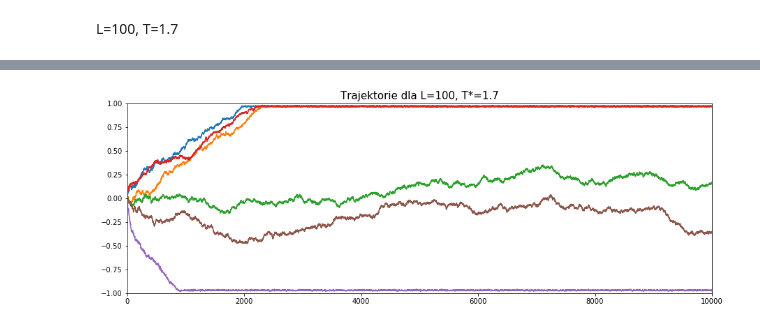
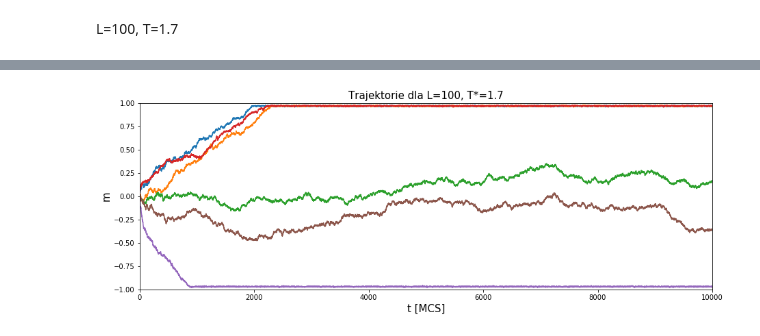
Before and after one commit to Swinkawkrawacie/Fizyka-ukladow-zlozonych, a Jupyter notebook: Generowanie_danych.ipynb, the cells around one changed output, grey strips where cells are left out. Drawn from its saved outputs; the diff is of its cells as text; code cells hidden in the pictures.

```diff
--- a/Generowanie_danych.ipynb
+++ b/Generowanie_danych.ipynb
@@ -483,12 +547,10 @@ m10_uno_5 = np.loadtxt(r'C:\\Users\\mazur\\OneDrive\\Dokumenty\\GitHub\\Fizyka-u
 # %%
 plt.figure(figsize=(15,5))
-plt.plot(range(len(m10_uno)), m10_uno)
-plt.plot(range(len(m10_uno_1)), m10_uno_1)
-plt.plot(range(len(m10_uno_2)), m10_uno_2)
-plt.plot(range(len(m10_uno_3)), m10_uno_3)
-plt.plot(range(len(m10_uno_4)), m10_uno_4)
-plt.plot(range(len(m10_uno_5)), m10_uno_5)
+for i in m10_uno:
+    plt.plot(range(len(i)), i)
 plt.axis([0, 10**4, -1, 1])
-plt.title('Trajektorie dla L=10, T*=1.7', fontsize=15)
-plt.show()
+plt.title('Trajektorie dla L=10, T*=1.7')
+plt.xlabel('t [MCS]', fontsize=15)
+plt.ylabel('m', fontsize=15)
+plt.savefig('trajektorie_UNO_L10')
 # %% [output]
@@ -512,12 +568,14 @@ m50_uno_5 = np.loadtxt(r'C:\\Users\\mazur\\OneDrive\\Dokumenty\\GitHub\\Fizyka-u
+# %%
+m50_uno = []
+for i in range(10):
+    m50_uno.append(np.loadtxt(r'C:\\Users\\mazur\\OneDrive\\Dokumenty\\GitHub\\Fizyka-ukladow-zlozonych\\danem\\m50_uno\\m50_uno'+str(i)+'.txt'))
 # %%
 plt.figure(figsize=(15,5))
-plt.plot(range(len(m50_uno)), m50_uno)
-plt.plot(range(len(m50_uno_1)), m50_uno_1)
-plt.plot(range(len(m50_uno_2)), m50_uno_2)
-plt.plot(range(len(m50_uno_3)), m50_uno_3)
-plt.plot(range(len(m50_uno_4)), m50_uno_4)
-plt.plot(range(len(m50_uno_5)), m50_uno_5)
+for i in m50_uno:
+    plt.plot(range(len(i)), i)
 plt.axis([0, 10**4, -1, 1])
-plt.title('Trajektorie dla L=50, T*=1.5')
-plt.show()
+plt.title('Trajektorie dla L=50, T*=1.7')
+plt.xlabel('t [MCS]', fontsize=15)
+plt.ylabel('m', fontsize=15)
+plt.savefig('trajektorie_UNO_L50')
 # %% [output]
@@ -525,8 +583,6 @@ plt.show()
 # %% [markdown]
 L=100, T=1.7
 # %%
-m100_uno = np.loadtxt(r'C:\\Users\\mazur\\OneDrive\\Dokumenty\\GitHub\\Fizyka-ukladow-zlozonych\\danem\\m100_uno.txt')
-plt.figure(figsize=(20,5))
-plt.plot(range(len(m100_uno)), m100_uno, 'g')
-plt.axis([0, 10**4, 0, 1])
-plt.show()
+m100_uno = []
+for i in range(10):
+    m100_uno.append(np.loadtxt(r'C:\\Users\\mazur\\OneDrive\\Dokumenty\\GitHub\\Fizyka-ukladow-zlozonych\\danem\\m100_uno\\m100_uno'+str(i)+'.txt'))
@@ -541,13 +606,15 @@ m100_uno_5 = np.loadtxt(r'C:\\Users\\mazur\\OneDrive\\Dokumenty\\GitHub\\Fizyka-
 # %%
 plt.figure(figsize=(15,5))
 plt.plot(range(len(m100_uno)), m100_uno)
 plt.plot(range(len(m100_uno_1)), m100_uno_1)
 plt.plot(range(len(m100_uno_2)), m100_uno_2)
 plt.plot(range(len(m100_uno_3)), m100_uno_3)
 plt.plot(range(len(m100_uno_4)), m100_uno_4)
 plt.plot(range(len(m100_uno_5)), m100_uno_5)
 plt.axis([0, 10**4, -1, 1])
 plt.title('Trajektorie dla L=100, T*=1.7', fontsize=15)
-plt.show()
+plt.xlabel('t [MCS]', fontsize=15)
+plt.ylabel('m', fontsize=15)
+plt.savefig('trajektorie_UNO_L100')
 # %% [output]
-[figure, old version]
+[figure, new version]
```
Also changed, not shown: parts of 61 cells of this notebook, 1 other file.
